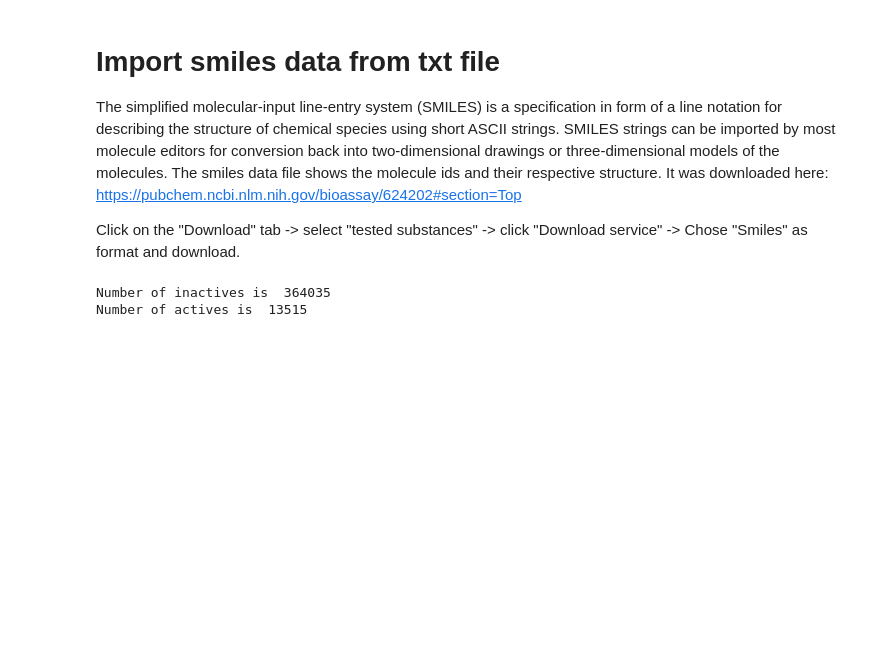
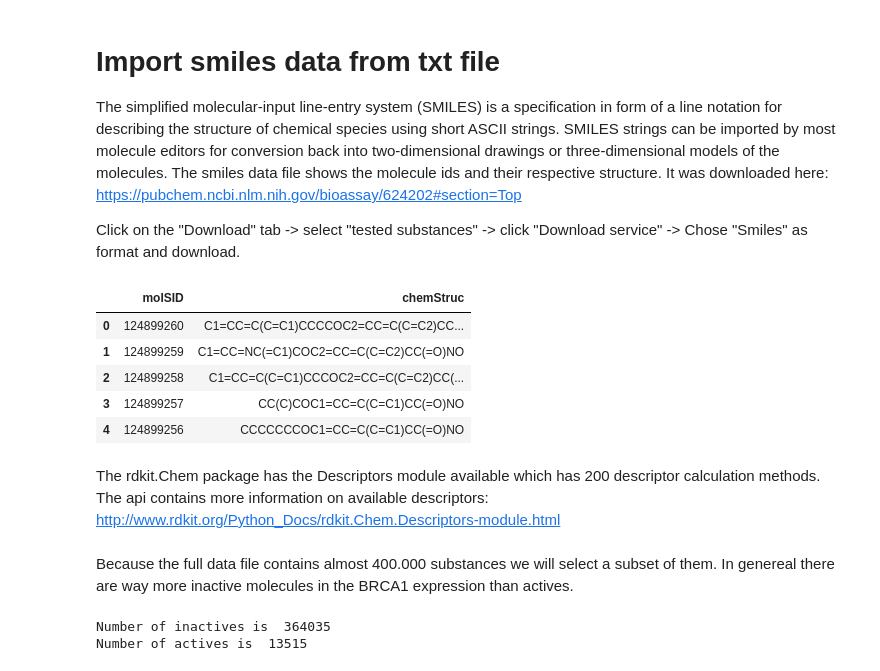
Before and after one commit to bawiz/assignment3, a Jupyter notebook: Assignment3.ipynb, the cells around one changed output. Drawn from its saved outputs; the diff is of its cells as text; code cells hidden in the pictures; blank space fills up the shorter version.

```diff
--- a/Assignment3.ipynb
+++ b/Assignment3.ipynb
@@ -20,6 +30,14 @@ Click on the "Download" tab -> select "tested substances" -> click "Download ser
 # %%
 smilesData = pd.read_csv("smilesData.txt",sep="\t", header=None);
 smilesData.columns = ['molSID','chemStruc']
-
-descList = [i[0] for i in Descriptors._descList]
-data = data.loc[5:,['PUBCHEM_SID','PUBCHEM_ACTIVITY_SCORE']];
+smilesData.head()
+# %% [output]
+|  | molSID | chemStruc |
+| 0 | 124899260 | C1=CC=C(C=C1)CCCCOC2=CC=C(C=C2)CC... |
+| 1 | 124899259 | C1=CC=NC(=C1)COC2=CC=C(C=C2)CC(=O)NO |
+| 2 | 124899258 | C1=CC=C(C=C1)CCCOC2=CC=C(C=C2)CC(... |
+| 3 | 124899257 | CC(C)COC1=CC=C(C=C1)CC(=O)NO |
+| 4 | 124899256 | CCCCCCCOC1=CC=C(C=C1)CC(=O)NO |
+# %% [markdown]
+The rdkit.Chem package has the Descriptors module available which has 200 descriptor calculation methods. The api contains more information on available descriptors:
+http://www.rdkit.org/Python_Docs/rdkit.Chem.Descriptors-module.html
@@ -26,3 +49,5 @@ data = data.loc[5:,['PUBCHEM_SID','PUBCHEM_ACTIVITY_SCORE']];
+# %% [markdown]
+Because the full data file contains almost 400.000 substances we will select a subset of them. In genereal there are way more inactive molecules in the BRCA1 expression than actives.
 # %%
 inactives= data.loc[data.PUBCHEM_ACTIVITY_SCORE==0]
 actives= data.loc[data.PUBCHEM_ACTIVITY_SCORE!=0]
```
Also changed, not shown: parts of 36 cells of this notebook.
